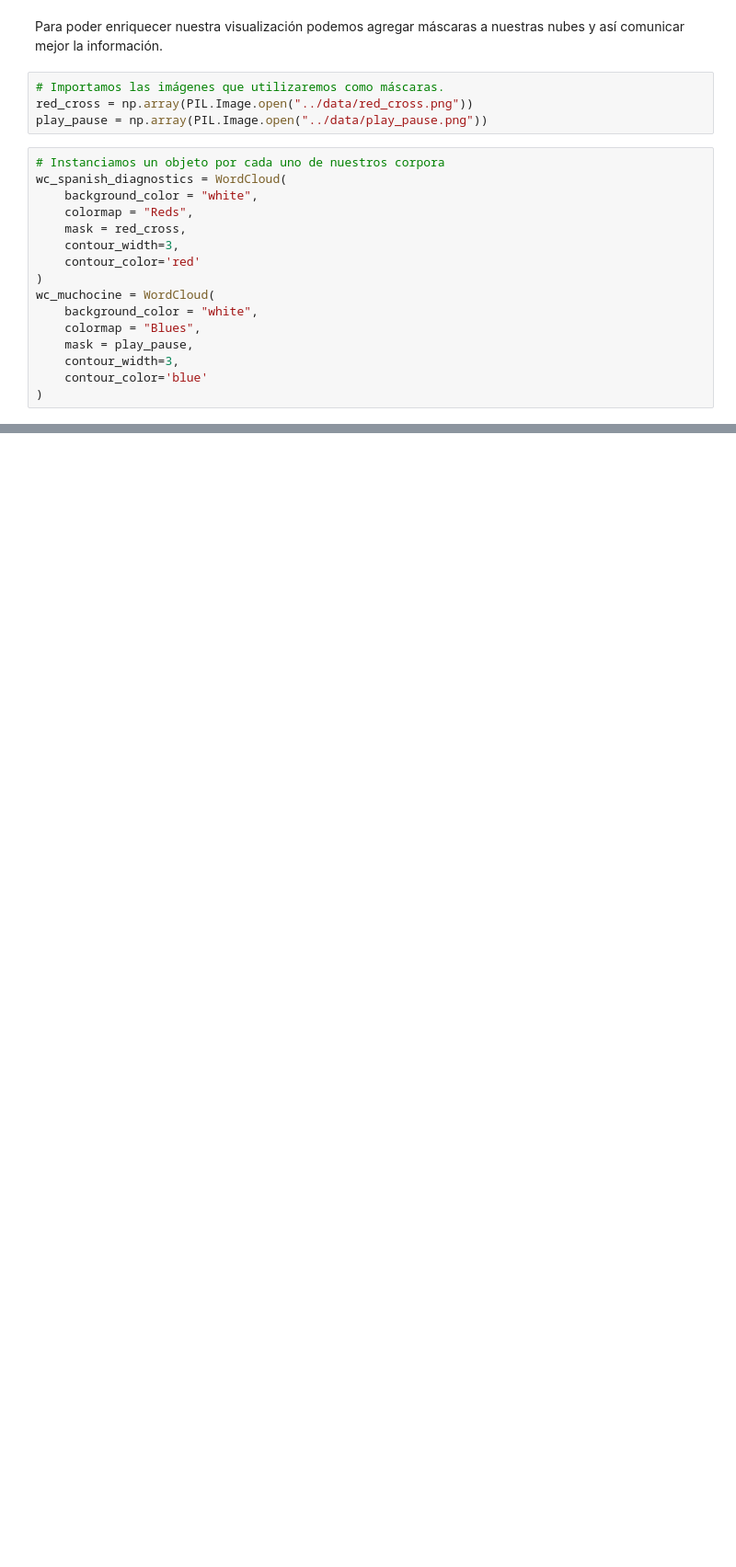
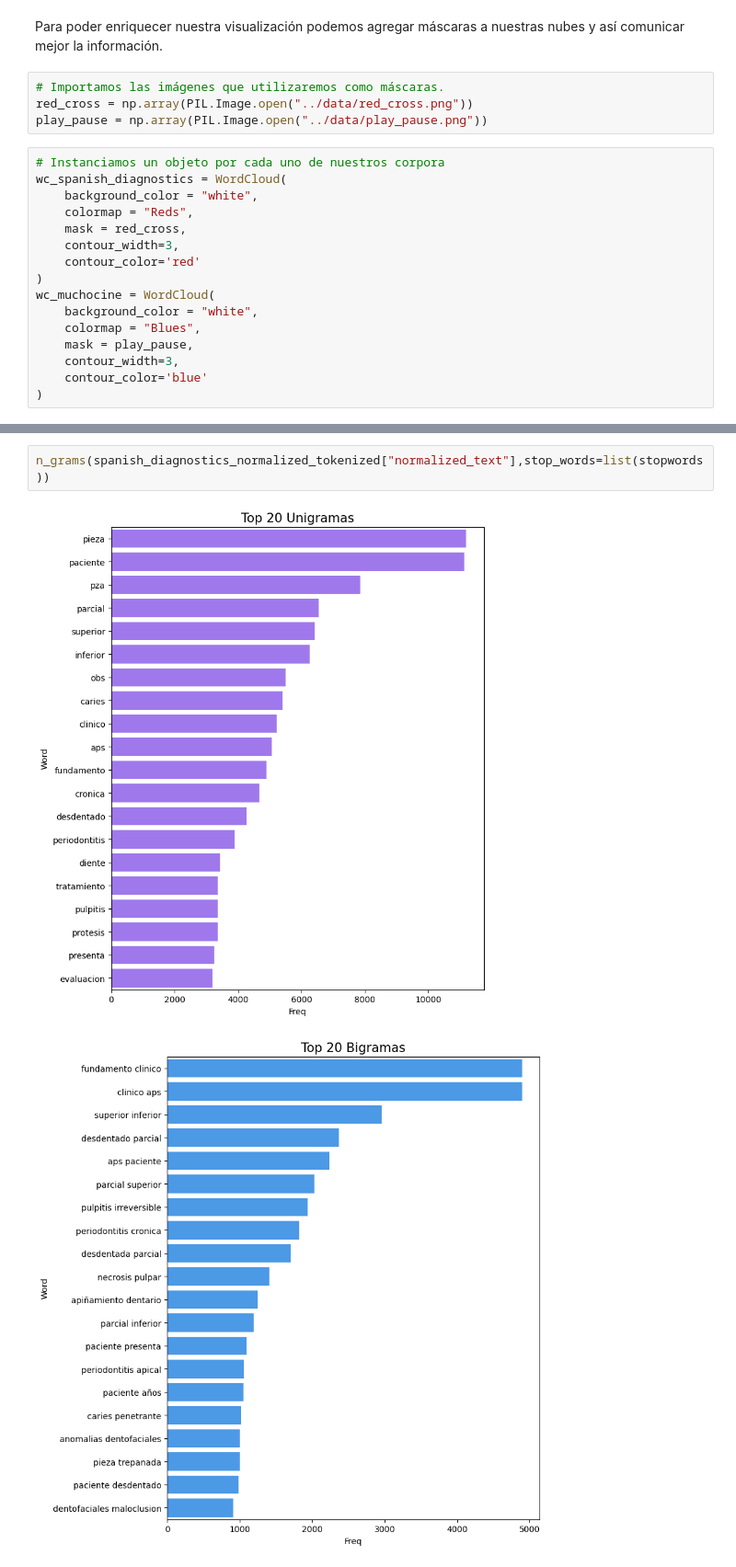
Before and after one commit to fvillena/mae2, a Jupyter notebook: tutorials/3-worldcloud_estadistica.ipynb, the cells around one changed output, grey strips where cells are left out. Shown at 92% size. Cells and saved outputs as stored; diff of their text form; blank space fills up the shorter version.

```diff
--- a/tutorials/3-worldcloud_estadistica.ipynb
+++ b/tutorials/3-worldcloud_estadistica.ipynb
@@ -402,0 +448,5 @@ plt.show()
+# %%
+n_grams(spanish_diagnostics_normalized_tokenized["normalized_text"],stop_words=list(stopwords))
+# %% [output]
+[figure, added]
+[figure, added]
```
Also changed, not shown: parts of 18 cells of this notebook, 1 other file.
